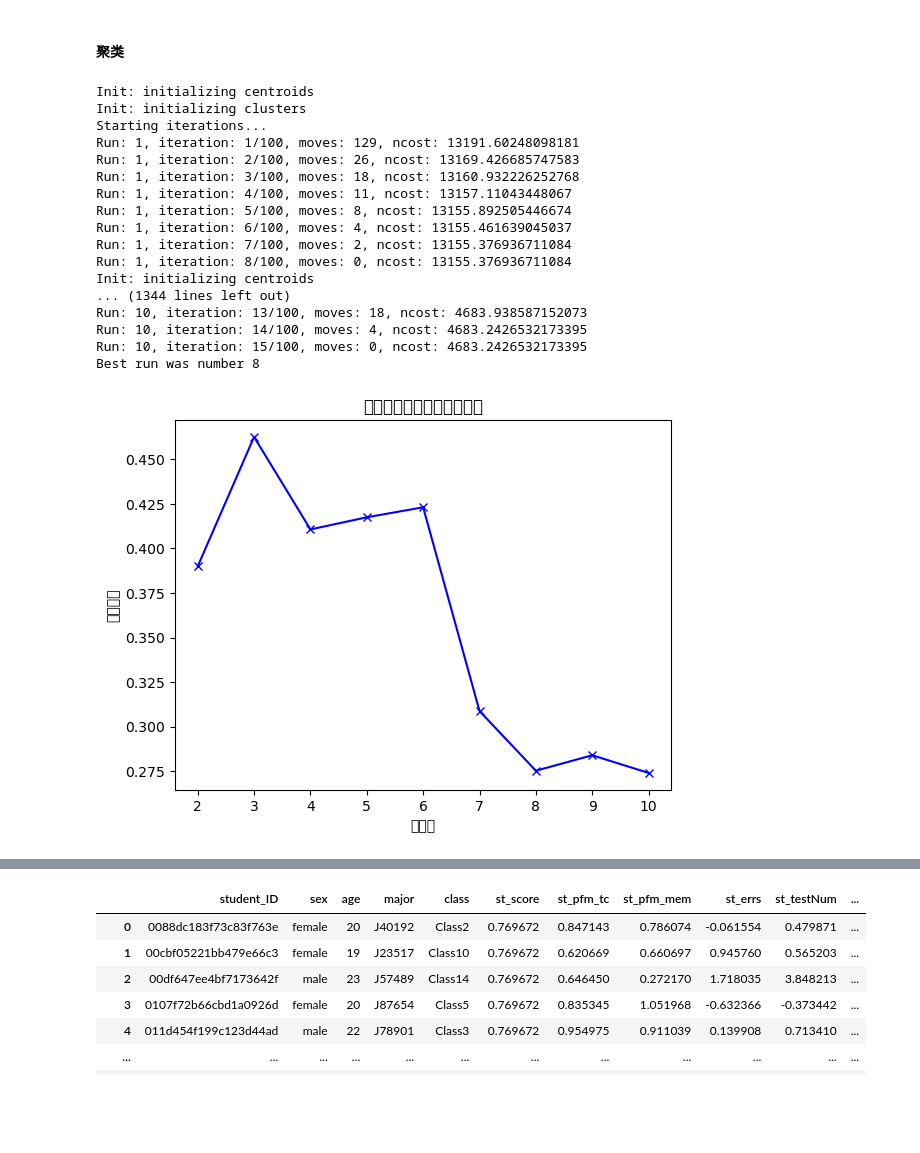
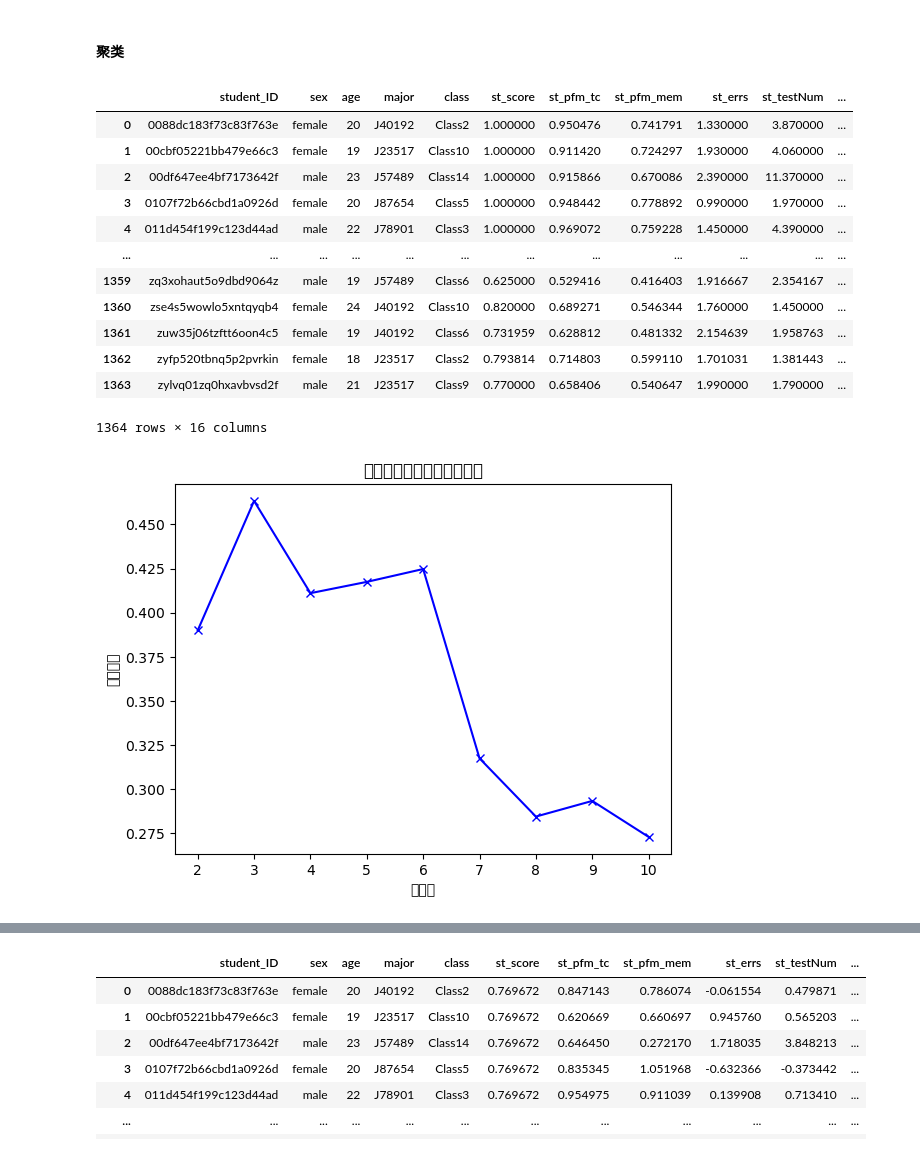
Before and after one commit to QishuoBai/ChinaVis2024, a Jupyter notebook: backend/st_process.ipynb, the cells around one changed output, grey strips where cells are left out. Drawn from its saved outputs; the diff is of its cells as text; code cells hidden in the pictures; blank space fills up the shorter version.

```diff
--- a/backend/st_process.ipynb
+++ b/backend/st_process.ipynb
@@ -236,6 +236,23 @@ stu_df
 stu_df.to_csv('./人题数据/stu.csv', index=False)
 # %% [markdown]
 #### 聚类
+# %%
+stu_df = pd.read_csv('./人题数据/stu.csv')
+stu_df
+# %% [output]
+|  | student_ID | sex | age | major | class | st_score | st_pfm_tc | st_pfm_mem | st_errs | st_testNum | ... |
+| 0 | 0088dc183f73c83f763e | female | 20 | J40192 | Class2 | 1.000000 | 0.950476 | 0.741791 | 1.330000 | 3.870000 | ... |
+| 1 | 00cbf05221bb479e66c3 | female | 19 | J23517 | Class10 | 1.000000 | 0.911420 | 0.724297 | 1.930000 | 4.060000 | ... |
+| 2 | 00df647ee4bf7173642f | male | 23 | J57489 | Class14 | 1.000000 | 0.915866 | 0.670086 | 2.390000 | 11.370000 | ... |
+| 3 | 0107f72b66cbd1a0926d | female | 20 | J87654 | Class5 | 1.000000 | 0.948442 | 0.778892 | 0.990000 | 1.970000 | ... |
+| 4 | 011d454f199c123d44ad | male | 22 | J78901 | Class3 | 1.000000 | 0.969072 | 0.759228 | 1.450000 | 4.390000 | ... |
+| ... | ... | ... | ... | ... | ... | ... | ... | ... | ... | ... | ... |
+| 1359 | zq3xohaut5o9dbd9064z | male | 19 | J57489 | Class6 | 0.625000 | 0.529416 | 0.416403 | 1.916667 | 2.354167 | ... |
+| 1360 | zse4s5wowlo5xntqyqb4 | female | 24 | J40192 | Class10 | 0.820000 | 0.689271 | 0.546344 | 1.760000 | 1.450000 | ... |
+| 1361 | zuw35j06tzftt6oon4c5 | female | 19 | J40192 | Class6 | 0.731959 | 0.628812 | 0.481332 | 2.154639 | 1.958763 | ... |
+| 1362 | zyfp520tbnq5p2pvrkin | female | 18 | J23517 | Class2 | 0.793814 | 0.714803 | 0.599110 | 1.701031 | 1.381443 | ... |
+| 1363 | zylvq01zq0hxavbvsd2f | male | 21 | J23517 | Class9 | 0.770000 | 0.658406 | 0.540647 | 1.990000 | 1.790000 | ... |
+1364 rows × 16 columns
 # %%
 students_df = stu_df.copy()
 
@@ -244,52 +261,40 @@ numeric_features = cols[5:]
 
 from sklearn.preprocessing import StandardScaler, OneHotEncoder
 from kmodes.kprototypes import KPrototypes
+from sklearn.cluster import KMeans
+
 
 # 标准化数值特征
 scaler = StandardScaler()
 students_df[numeric_features] = scaler.fit_transform(students_df[numeric_features])
 
 # 使用 K-prototypes 进行聚类
-data_for_clustering = students_df[cols[1:]].values.astype(object)
+data_for_clustering = students_df[cols[5:]].values.astype(object)
 # %%
 from sklearn.metrics import silhouette_score
 
 # 使用 Silhouette Score 来确定最佳聚类数
 silhouette_scores = []
 
 # 遍历不同的聚类数
 for k in range(2, 11):
-    kproto = KPrototypes(n_clusters=k, init='Huang', n_init=10, verbose=1)
-    clusters = kproto.fit_predict(data_for_clustering, categorical=[0, 1, 2, 3])
+    # kproto = KPrototypes(n_clusters=k, init='Huang', n_init=10, verbose=1)
+    kmeans = KMeans(n_clusters=k, random_state=42)
+    # clusters = kproto.fit_predict(data_for_clustering, categorical=[0, 1, 2, 3])
+    clusters = kmeans.fit_predict(data_for_clustering)
     # 计算轮廓系数
-    numeric_part = data_for_clustering[:, 4:].astype(float)
+    # numeric_part = data_for_clustering[:, 4:].astype(float)
+    numeric_part = data_for_clustering.astype(float)
     score = silhouette_score(numeric_part, clusters)
     silhouette_scores.append(score)
 
 import matplotlib.pyplot as plt
 # 绘制 Silhouette Scores 图
 plt.plot(range(2, 11), silhouette_scores, 'bx-')
 plt.xlabel('聚类数')
 plt.ylabel('轮廓系数')
 plt.title('轮廓系数来确定最佳聚类数')
 plt.show()
 # %% [output]
-Init: initializing centroids
-Init: initializing clusters
-Starting iterations...
-Run: 1, iteration: 1/100, moves: 129, ncost: 13191.60248098181
-Run: 1, iteration: 2/100, moves: 26, ncost: 13169.426685747583
-Run: 1, iteration: 3/100, moves: 18, ncost: 13160.932226252768
-Run: 1, iteration: 4/100, moves: 11, ncost: 13157.11043448067
-Run: 1, iteration: 5/100, moves: 8, ncost: 13155.892505446674
-Run: 1, iteration: 6/100, moves: 4, ncost: 13155.461639045037
-Run: 1, iteration: 7/100, moves: 2, ncost: 13155.376936711084
-Run: 1, iteration: 8/100, moves: 0, ncost: 13155.376936711084
-Init: initializing centroids
-... (1344 lines left out)
-Run: 10, iteration: 13/100, moves: 18, ncost: 4683.938587152073
-Run: 10, iteration: 14/100, moves: 4, ncost: 4683.2426532173395
-Run: 10, iteration: 15/100, moves: 0, ncost: 4683.2426532173395
-Best run was number 8
-[figure, old version]
+[figure, new version]
 # %%
```
Also changed, not shown: parts of 17 cells of this notebook, 11 other files.
